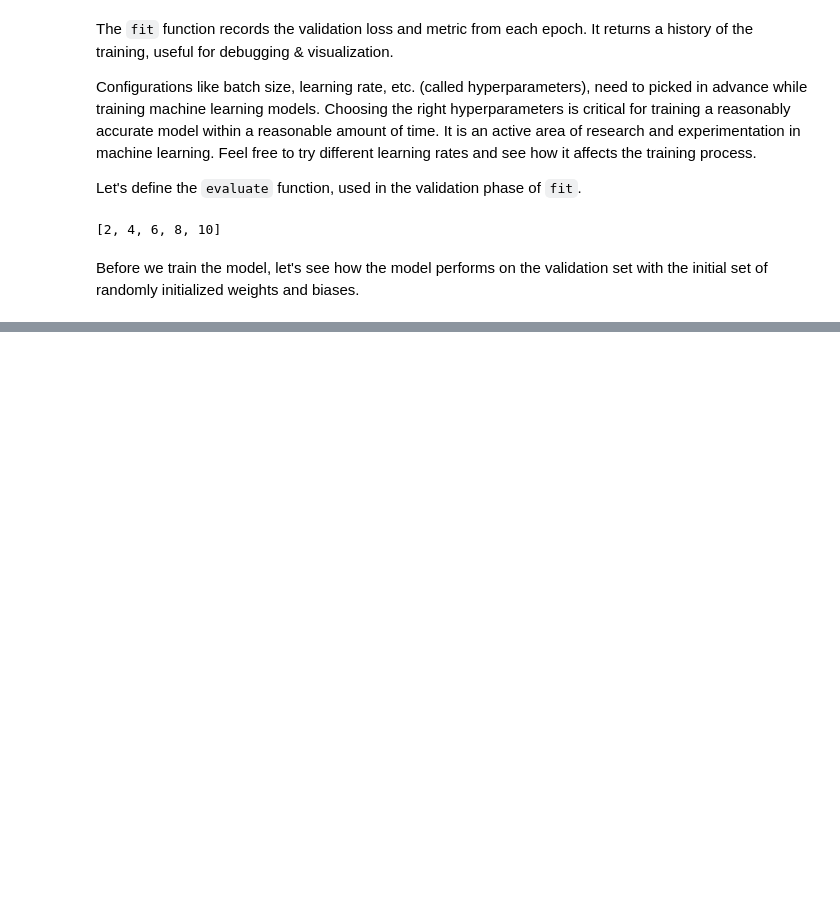
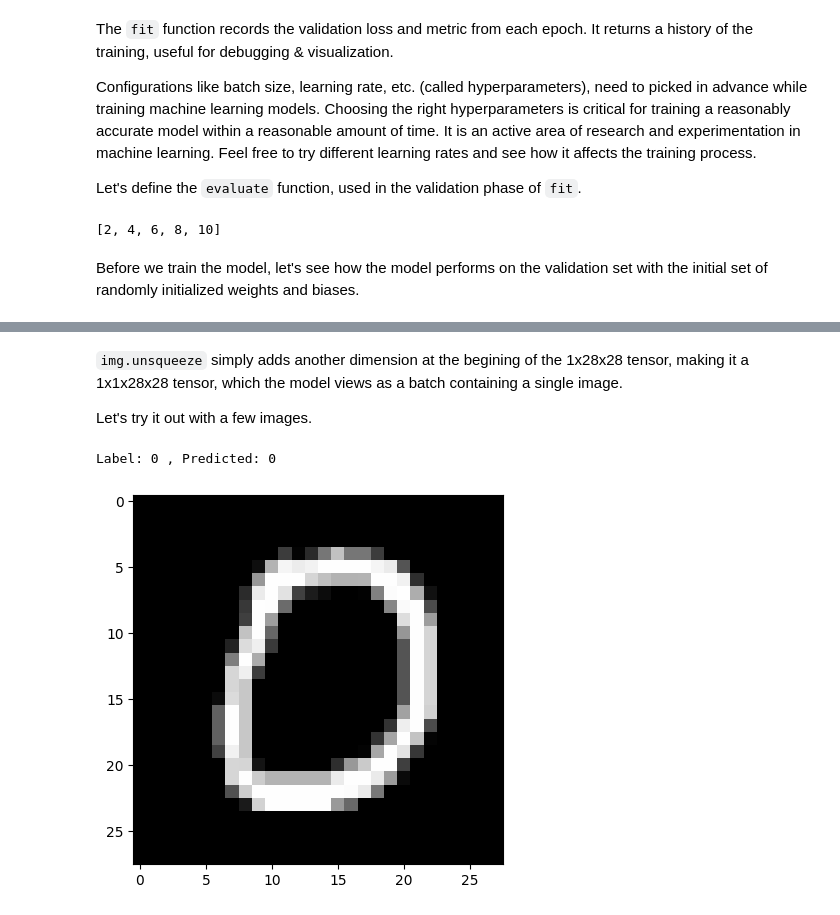
Before and after one commit to Asmit-Dhakal/pytorch_jovian, a Jupyter notebook: 03_logistic_regression.ipynb, the cells around one changed output, grey strips where cells are left out. Saved outputs shown, nothing was run; the diff lists cells and outputs as text; code cells hidden in the pictures; blank space fills up the shorter version.

```diff
--- a/03_logistic_regression.ipynb
+++ b/03_logistic_regression.ipynb
@@ -571,0 +629,11 @@ Before we train the model, let's see how the model performs on the validation se
+# %% [markdown]
+`img.unsqueeze` simply adds another dimension at the begining of the 1x28x28 tensor, making it a 1x1x28x28 tensor, which the model views as a batch containing a single image.
+
+Let's try it out with a few images.
+# %%
+img, label = test_dataset[10]
+plt.imshow(img[0], cmap='gray')
+print('Label:', label, ', Predicted:', predict_image(img, model))
+# %% [output]
+Label: 0 , Predicted: 0
+[figure, added]
```
Also changed, not shown: parts of 46 cells of this notebook.
